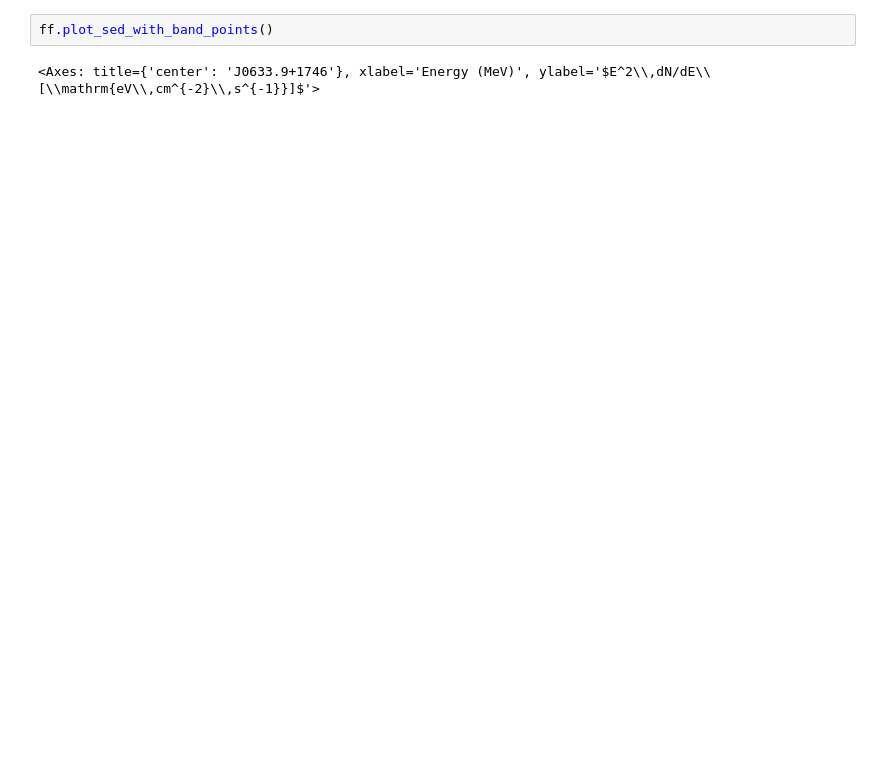
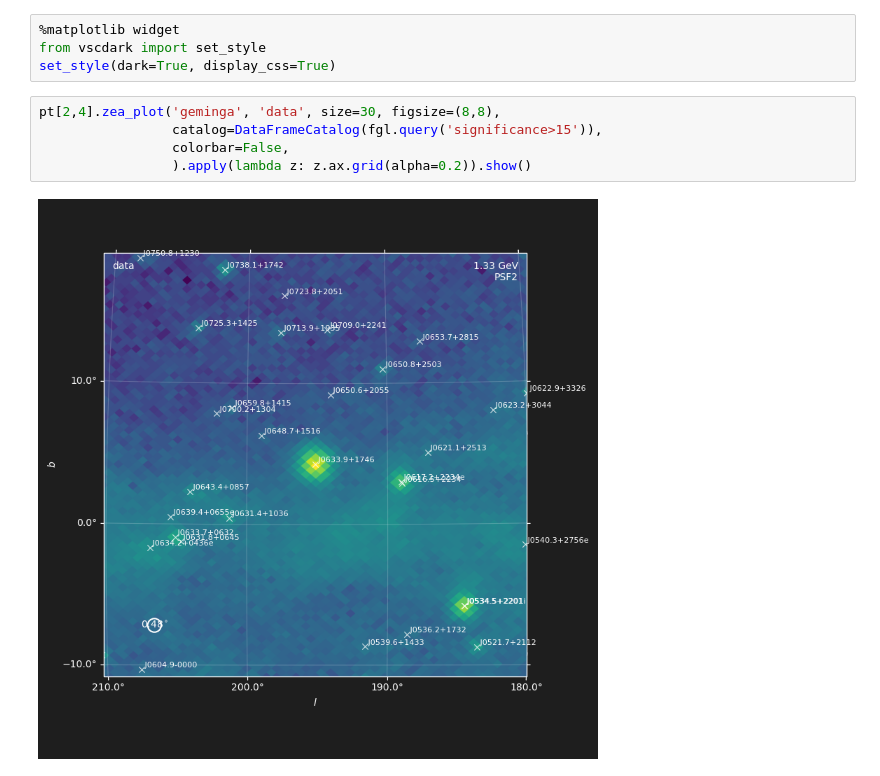
Before and after one commit to tburnett/kerr-diffuse, a Jupyter notebook: notebooks/maps/demos.ipynb, the cells around one changed output. Cells and saved outputs as stored; diff of their text form; blank space fills up the shorter version.

```diff
--- a/notebooks/maps/demos.ipynb
+++ b/notebooks/maps/demos.ipynb
@@ -10,5 +24,12 @@
-# %%
-ff.plot_sed_with_band_points()
-# %% [output]
-<Axes: title={'center': 'J0633.9+1746'}, xlabel='Energy (MeV)', ylabel='$E^2\\,dN/dE\\ [\\mathrm{eV\\,cm^{-2}\\,s^{-1}}]$'>
+# %%
+%matplotlib widget
+from vscdark import set_style
+set_style(dark=True, display_css=True)
+# %%
+pt[2,4].zea_plot('geminga', 'data', size=30, figsize=(8,8),
+                 catalog=DataFrameCatalog(fgl.query('significance>15')),
+                 colorbar=False,
+                 ).apply(lambda z: z.ax.grid(alpha=0.2)).show()
+# %% [output]
+[figure, added]
 # %%
```
Also changed, not shown: parts of 10 cells of this notebook, 21 other files.
